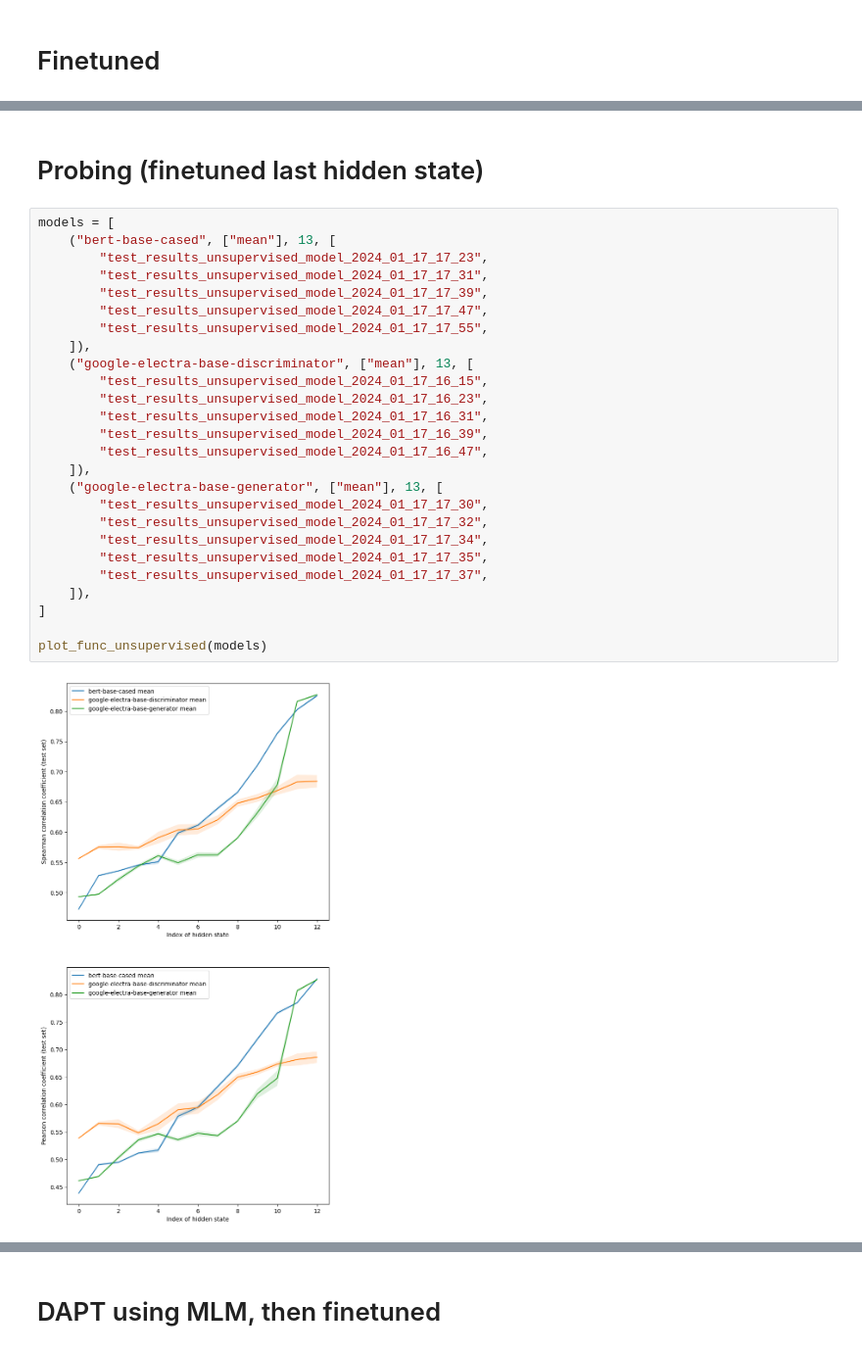
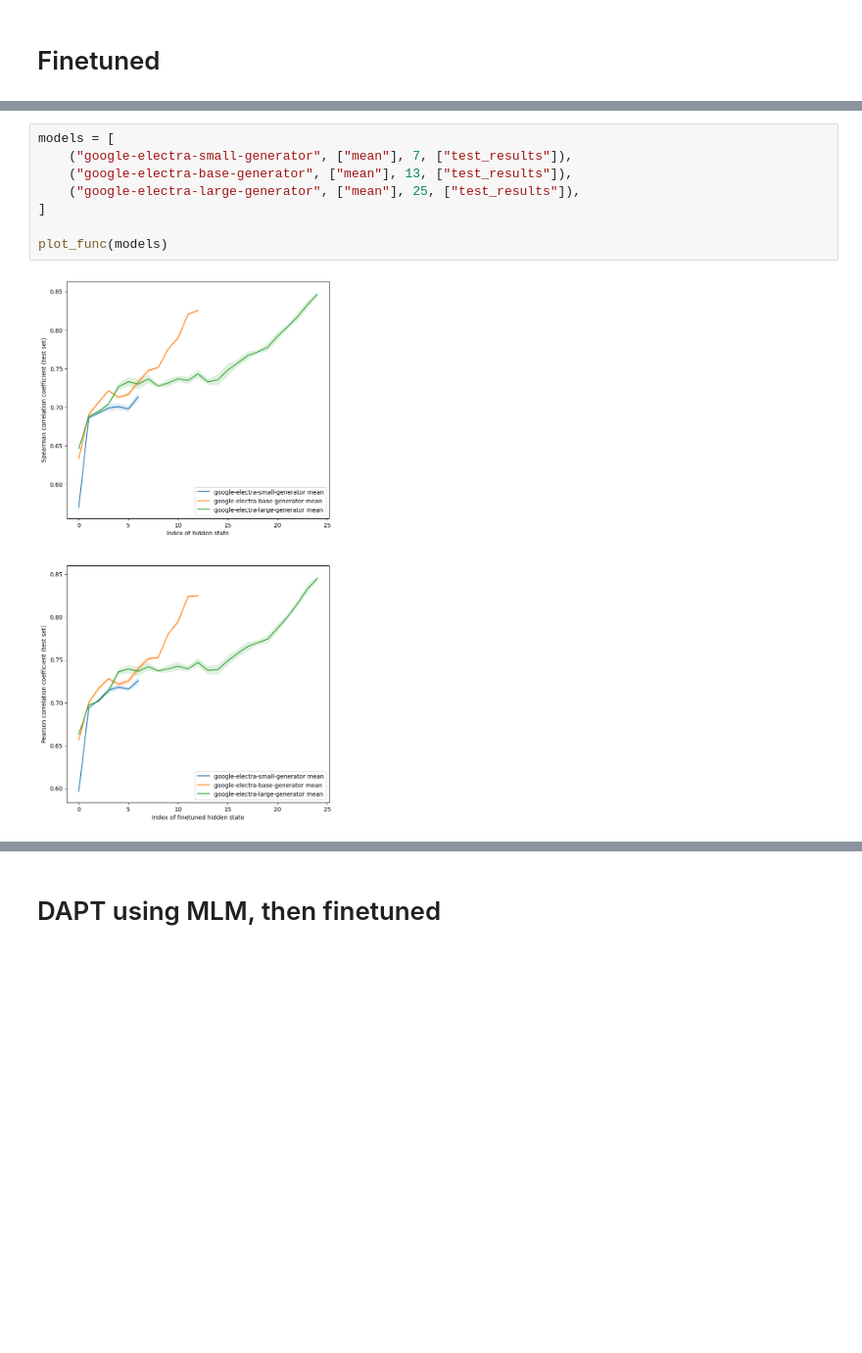
Before and after one commit to ir2718/similarity-embedding-quality, a Jupyter notebook: notebooks/comparison.ipynb, the cells around one changed output, grey strips where cells are left out. Shown at 98% size. Cells and saved outputs as stored; diff of their text form; blank space fills up the shorter version.

```diff
--- a/notebooks/comparison.ipynb
+++ b/notebooks/comparison.ipynb
@@ -134,30 +134,10 @@ plot_func(models)
-# %% [markdown]
-# Probing (finetuned last hidden state)
-# %%
-models = [
-    ("bert-base-cased", ["mean"], 13, [
-        "test_results_unsupervised_model_2024_01_17_17_23",
-        "test_results_unsupervised_model_2024_01_17_17_31",
-        "test_results_unsupervised_model_2024_01_17_17_39",
-        "test_results_unsupervised_model_2024_01_17_17_47",
-        "test_results_unsupervised_model_2024_01_17_17_55",
-    ]),
-    ("google-electra-base-discriminator", ["mean"], 13, [
-        "test_results_unsupervised_model_2024_01_17_16_15",
-        "test_results_unsupervised_model_2024_01_17_16_23",
-        "test_results_unsupervised_model_2024_01_17_16_31",
-        "test_results_unsupervised_model_2024_01_17_16_39",
-        "test_results_unsupervised_model_2024_01_17_16_47",
-    ]),
-    ("google-electra-base-generator", ["mean"], 13, [
-        "test_results_unsupervised_model_2024_01_17_17_30",
-        "test_results_unsupervised_model_2024_01_17_17_32",
-        "test_results_unsupervised_model_2024_01_17_17_34",
-        "test_results_unsupervised_model_2024_01_17_17_35",
-        "test_results_unsupervised_model_2024_01_17_17_37",
-    ]),
-]
-
-plot_func_unsupervised(models)
-# %% [output]
-[figure, removed]
+# %%
+models = [
+    ("google-electra-small-generator", ["mean"], 7, ["test_results"]),
+    ("google-electra-base-generator", ["mean"], 13, ["test_results"]),
+    ("google-electra-large-generator", ["mean"], 25, ["test_results"]),
+]
+
+plot_func(models)
+# %% [output]
+[figure, added]
```
Also changed, not shown: parts of 13 cells of this notebook, 3 other files.
